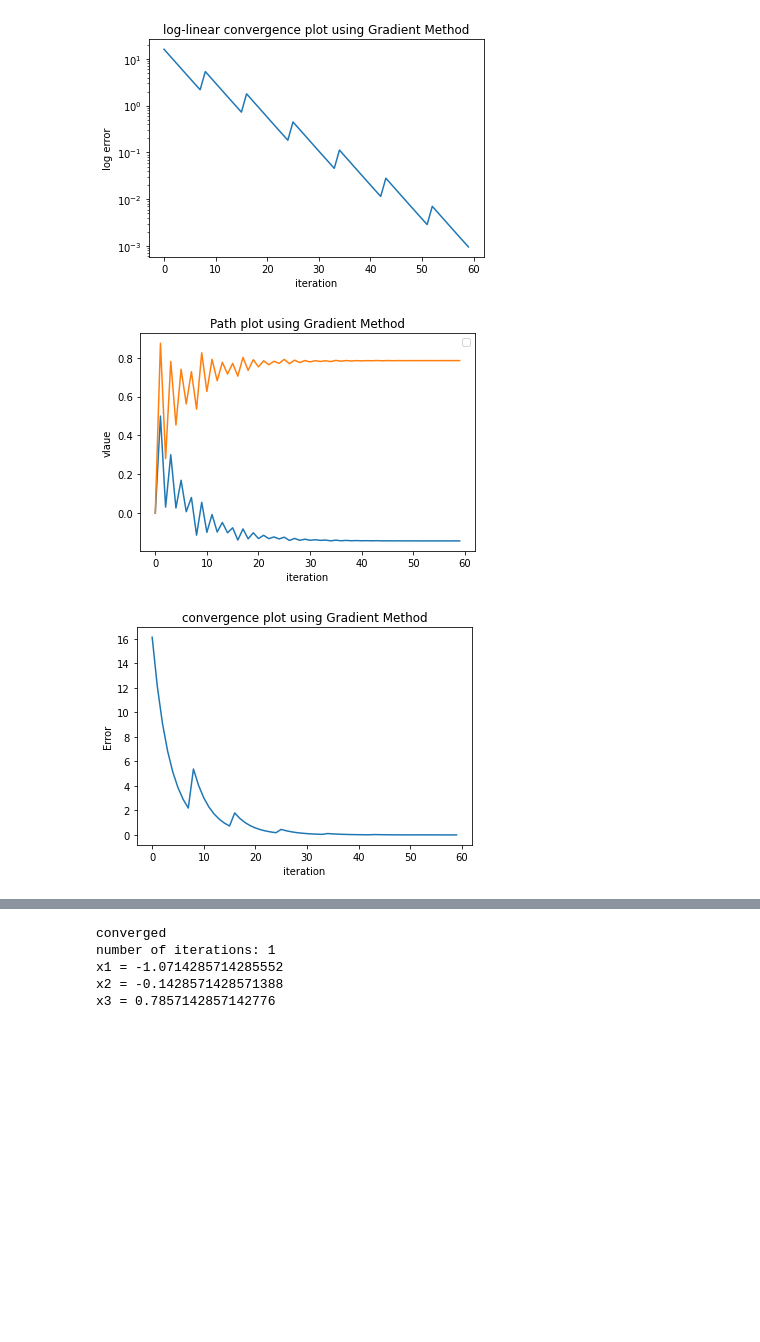
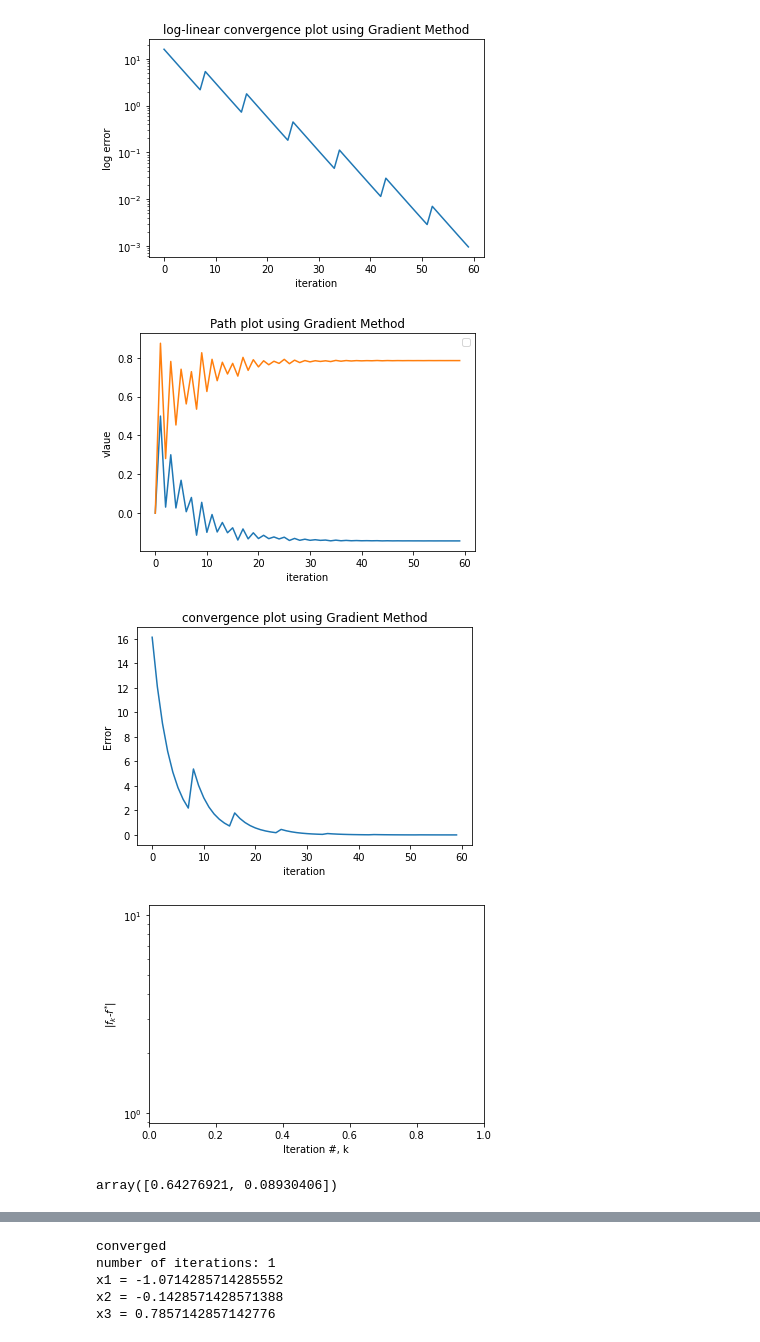
Before and after one commit to siddahant/DESOPT, a Jupyter notebook: converges.ipynb, the cells around one changed output, grey strips where cells are left out. Drawn from its saved outputs; the diff is of its cells as text; code cells hidden in the pictures; blank space fills up the shorter version.

```diff
--- a/converges.ipynb
+++ b/converges.ipynb
@@ -24,44 +22,44 @@ def linesearch(x):
 def gradient(fun, g, H, x0, max_iter):
   x=x0
   iter=0
-  error= np.linalg.norm(g(x))
-  error_history =[error]
+  grad_norm= np.linalg.norm(g(x))
+  grad_norm_history =[grad_norm]
   path=[x0]
-  while error> 1e-03 and iter<=max_iter:
+  while grad_norm> 1e-03 and iter<=max_iter:
     a=linesearch(x)
     x = x - a*(g(x))
-    error=np.linalg.norm(g(x))
+    grad_norm=np.linalg.norm(g(x))
     path.append(x)
-    error_history.append(error)
+    grad_norm_history.append(grad_norm)
     iter +=1
     if max_iter==iter:
-        print(f'Number of iterations exceeded, not converged to given thershold\ncurrent error value is {error}')
-        return x,error_history,path
+        print(f'Number of iterations exceeded, not converged to given thershold\ncurrent error value is {grad_norm}')
+        return x,grad_norm_history,path
   x1 = 1-(2*x[0]+3*x[1])
   x=np.insert(x,0,x1)
   print(f'converged\nnumber of iterations: {iter} \nx1 = {x[0]}\nx2 = {x[1]}\nx3 = {x[2]}')
-  return x,error_history,path
+  return x,grad_norm_history,path
 
 def Newton(fun, g, H, x0, max_iter):
   x=x0
-  error = np.linalg.norm(g(x))
-  error_history =[error]
+  grad_norm = np.linalg.norm(g(x))
+  grad_norm_history =[grad_norm]
   path=[x0]
   iter=0
-  while error >= 1e-03 and iter<=max_iter:
+  while grad_norm >= 1e-03 and iter<=max_iter:
   #     x = x - a * grad(x)
       x = x - np.matmul(np.linalg.inv(H), g(x))
-      error = np.linalg.norm(g(x))
-      error_history.append(error)
+      grad_norm = np.linalg.norm(g(x))
+      grad_norm_history.append(grad_norm)
       path.append(x)
       iter +=1
       if max_iter==iter:
-         print(f'Number of iterations exceeded, not converged to given thershold\ncurrent error value is {error}')
-         return x,error_history,path
+         print(f'Number of iterations exceeded, not converged to given thershold\ncurrent error value is {grad_norm}')
+         return x,grad_norm_history,path
   x1 = 1-(2*x[0]+3*x[1])
   x=np.insert(x,0,x1)
   print(f'converged\nnumber of iterations: {iter} \nx1 = {x[0]}\nx2 = {x[1]}\nx3 = {x[2]}')
-  return x,error_history,path
+  return x,grad_norm_history,path
 # %%
 
 def results (fun, g, h, x0, method,max_iter):
@@ -89,6 +87,10 @@ def results (fun, g, h, x0, method,max_iter):
 
   if (method =='G'):
     x,error_history,path=gradient(fun, g, H, x0,max_iter)
+    plt.figure()
+    plt.ylabel(r'|$f_k$-$f^{*}$|')
+    plt.yscale('log')
+    plt.xlabel('Iteration #, k')
     ax_conv.set_title('log-linear convergence plot using Gradient Method')
     ax_path.set_title('Path plot using Gradient Method')
     ax.set_title('convergence plot using Gradient Method')
@@ -102,15 +104,20 @@ def results (fun, g, h, x0, method,max_iter):
   ax.plot((error_history))
   ax_path.plot((path))
 
-  return x
+  return x,path
 # %%
-x=results(fun, g, H, np.array([0,0]),"G",100)
+x,path=results(fun, g, H, np.array([0,0]),"G",100)
 # %% [output]
 converged
 number of iterations: 59
 x1 = -1.0715493964759233
 x2 = -0.1427692114423011
 x3 = 0.7856959397868418
 [figure]
 [figure]
 [figure]
+[figure, added]
+# %%
+abs(path[1]-[x[1],x[2]])
+# %% [output]
+array([0.64276921, 0.08930406])
```
Also changed, not shown: parts of 2 cells of this notebook.
